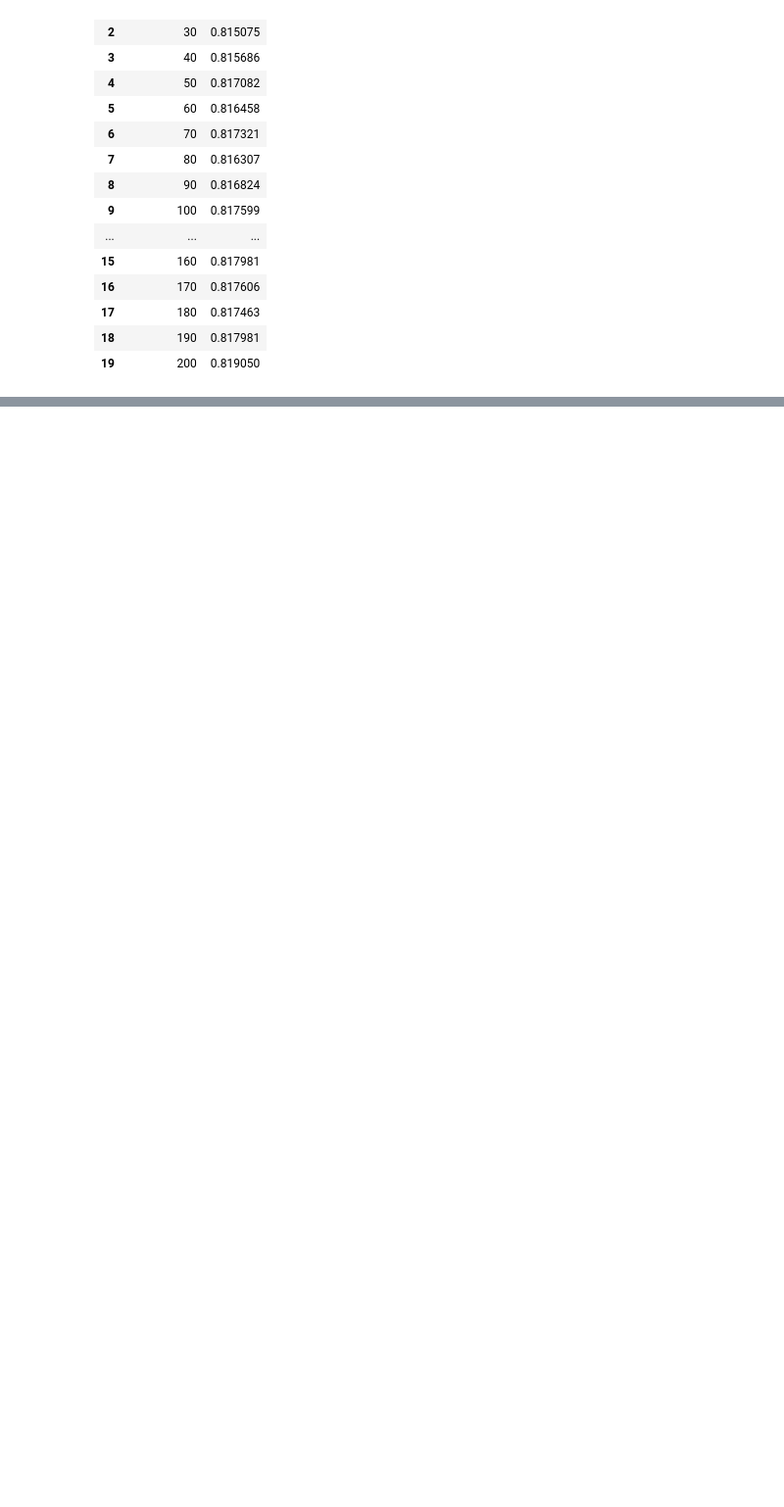
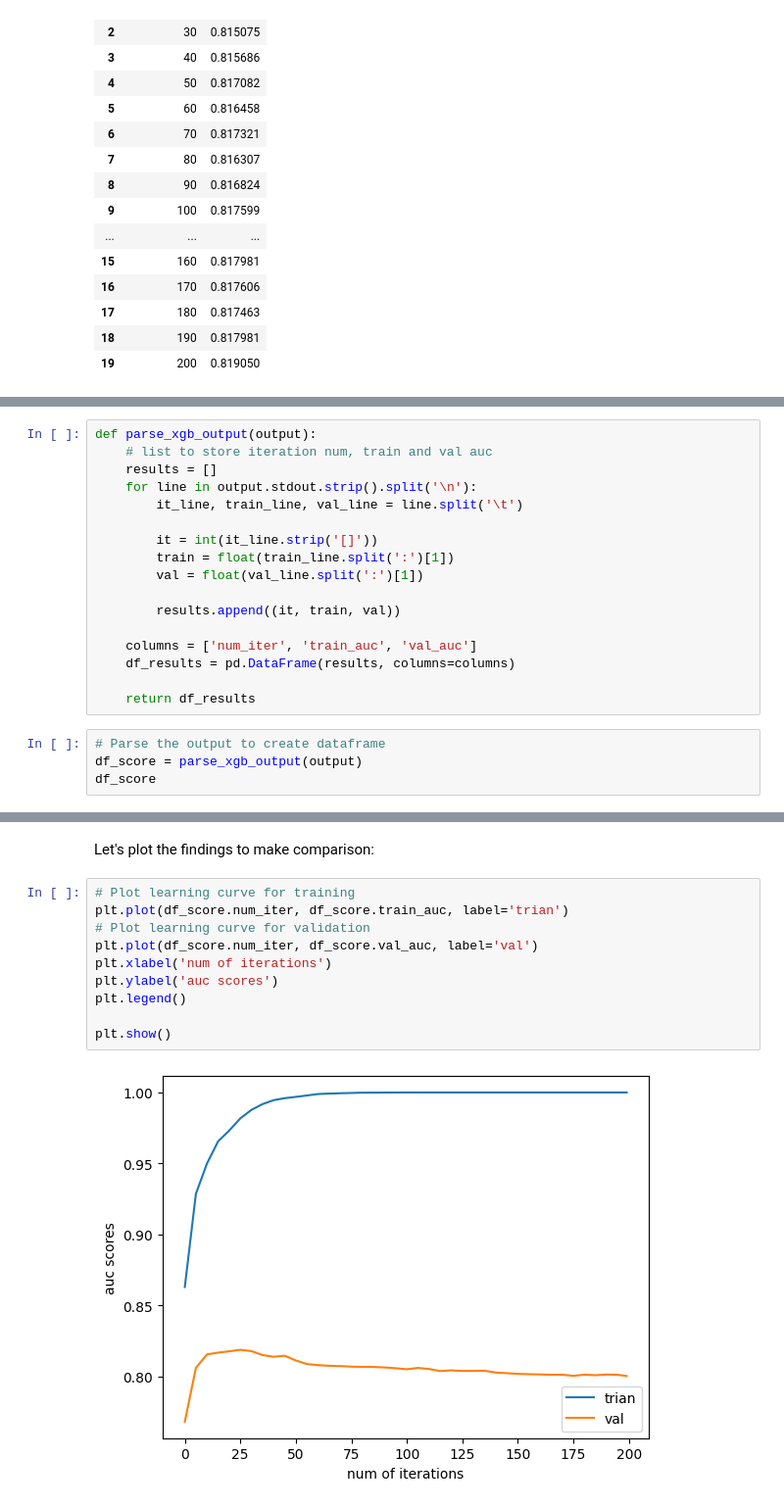
Before and after one commit to MuhammadAwon/ml-engineering, a Jupyter notebook: 06-trees/credit-risk-scoring.ipynb, the cells around one changed output, grey strips where cells are left out. Shown at 98% size. Drawn from its saved outputs; the diff is of its cells as text; blank space fills up the shorter version.

```diff
--- a/06-trees/credit-risk-scoring.ipynb
+++ b/06-trees/credit-risk-scoring.ipynb
@@ -959,0 +1232,21 @@ Although the accuracy is `82%` when we the estimators at `200` but that is not s
+# %%
+def parse_xgb_output(output):
+    # list to store iteration num, train and val auc
+    results = []
+    for line in output.stdout.strip().split('\n'):
+        it_line, train_line, val_line = line.split('\t')
+
+        it = int(it_line.strip('[]'))
+        train = float(train_line.split(':')[1])
+        val = float(val_line.split(':')[1])
+
+        results.append((it, train, val))
+
+    columns = ['num_iter', 'train_auc', 'val_auc']
+    df_results = pd.DataFrame(results, columns=columns)
+
+    return df_results
+# %%
+# Parse the output to create dataframe
+df_score = parse_xgb_output(output)
+df_score
@@ -959,0 +1271,14 @@ Although the accuracy is `82%` when we the estimators at `200` but that is not s
+# %% [markdown]
+Let's plot the findings to make comparison:
+# %%
+# Plot learning curve for training
+plt.plot(df_score.num_iter, df_score.train_auc, label='trian')
+# Plot learning curve for validation
+plt.plot(df_score.num_iter, df_score.val_auc, label='val')
+plt.xlabel('num of iterations')
+plt.ylabel('auc scores')
+plt.legend()
+
+plt.show()
+# %% [output]
+[figure, added]
```
Also changed, not shown: parts of 81 cells of this notebook, 1 other file.
